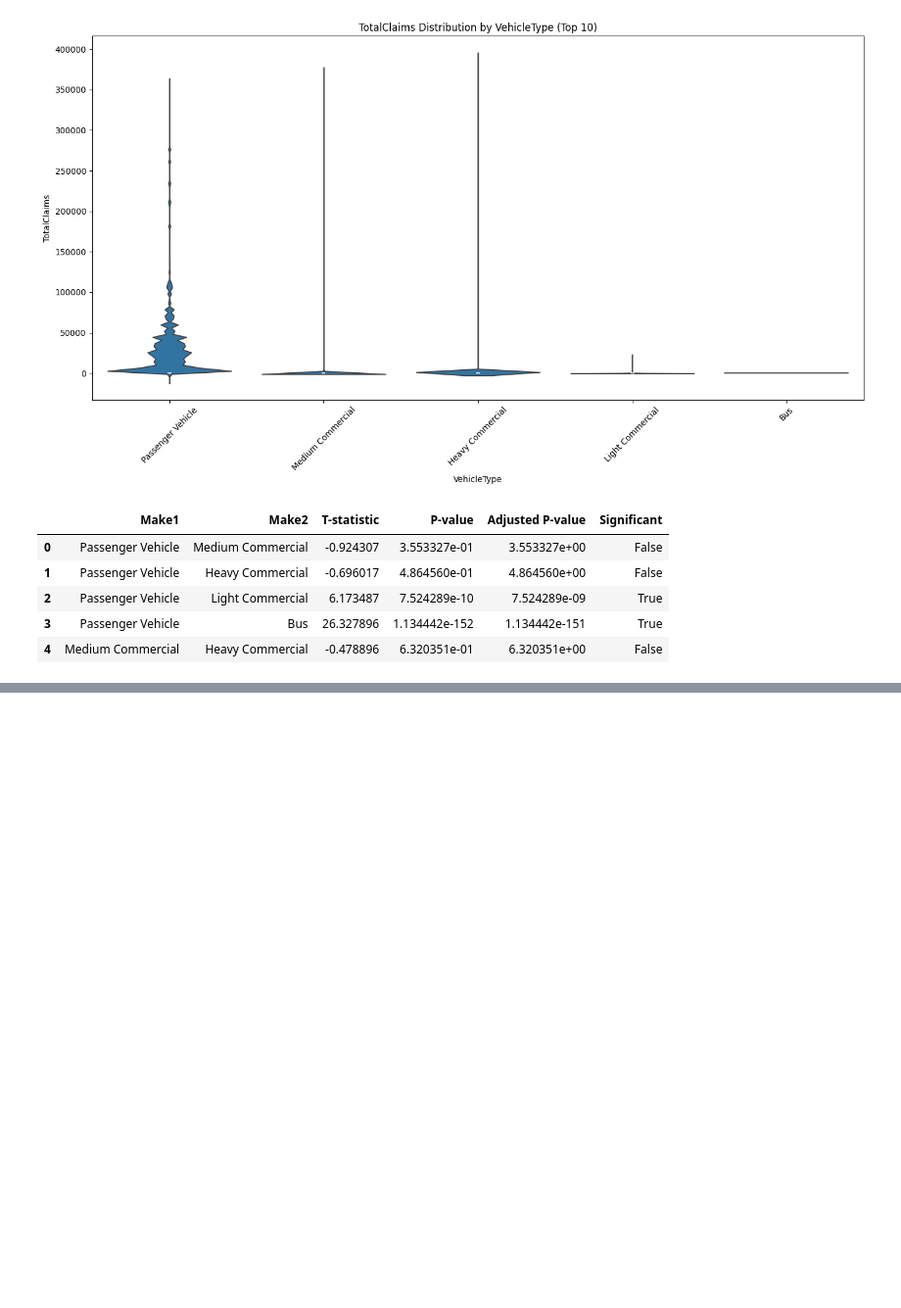
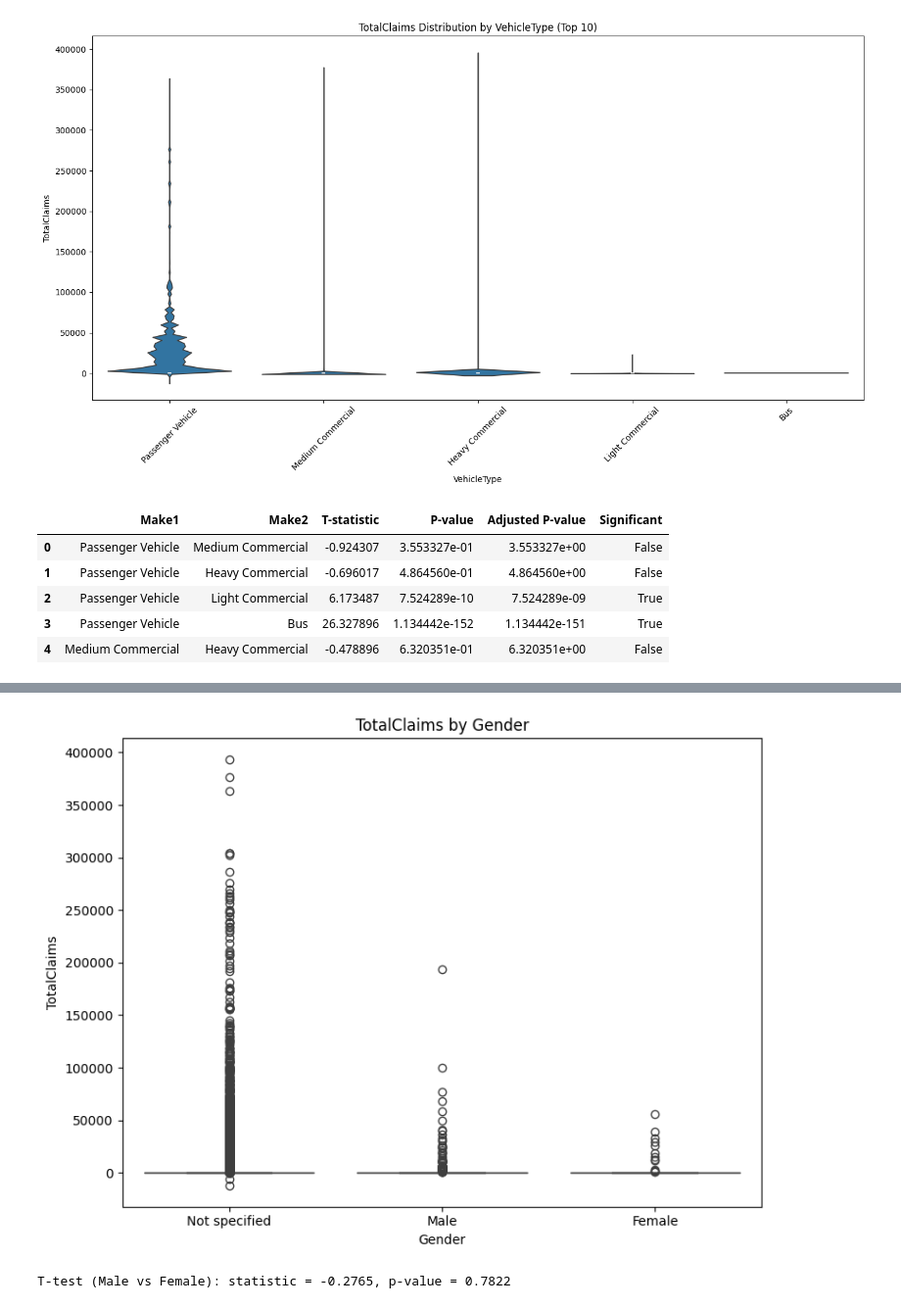
Before and after one commit to Abel5173/ACIS-Insurance-Analytics, a Jupyter notebook: notebooks/task-3-hypothesis.ipynb, the cells around one changed output, grey strips where cells are left out. Shown: that part at 98% size. Drawn from its saved outputs; the diff is of its cells as text; code cells hidden in the pictures; blank space fills up the shorter version.

```diff
--- a/notebooks/task-3-hypothesis.ipynb
+++ b/notebooks/task-3-hypothesis.ipynb
@@ -126,0 +137,7 @@ AttributeError: QuadMesh.set() got an unexpected keyword argument 'inner'
+# %%
+result_h4 = analyze_gender_claims(df)
+
+print(f"{result_h4['test']}: statistic = {result_h4['statistic']:.4f}, p-value = {result_h4['p_value']:.4f}")
+# %% [output]
+[figure, added]
+T-test (Male vs Female): statistic = -0.2765, p-value = 0.7822
```
Also changed, not shown: parts of 7 cells of this notebook, 10 other files.
